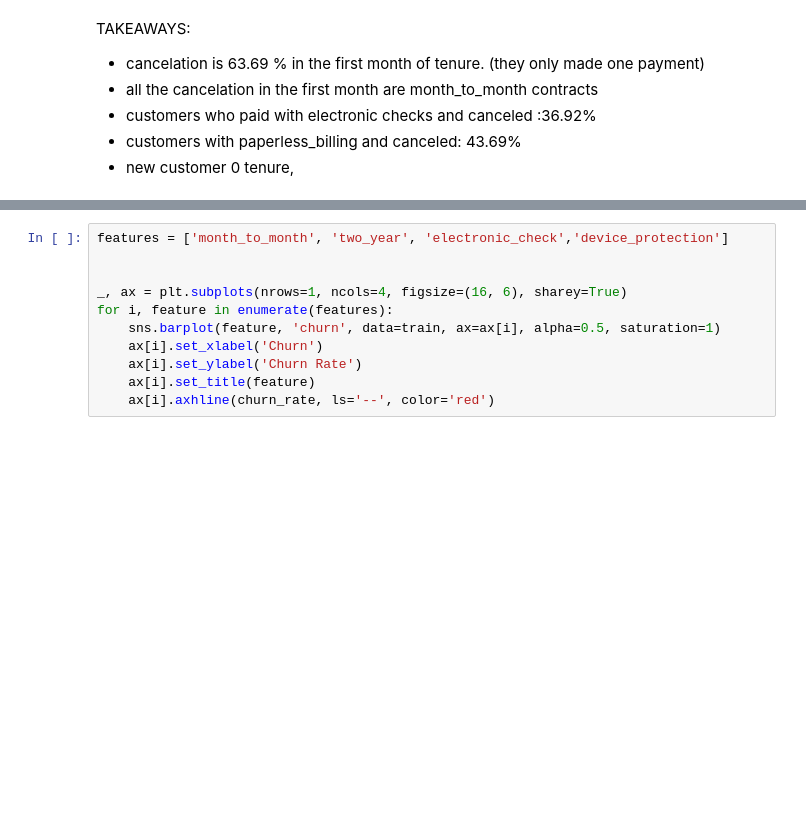
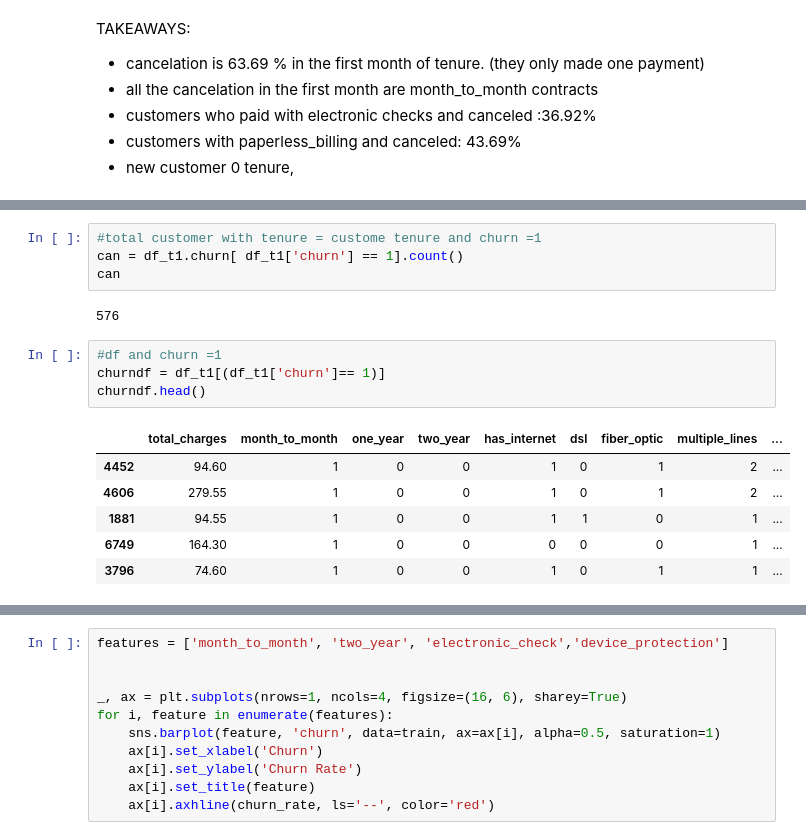
Before and after one commit to cindyvillanuevads/telco_classification_project, a Jupyter notebook: initial_nb_project.ipynb, the cells around one changed output, grey strips where cells are left out. Saved outputs shown, nothing was run; the diff lists cells and outputs as text; blank space fills up the shorter version.

```diff
--- a/initial_nb_project.ipynb
+++ b/initial_nb_project.ipynb
@@ -1242,0 +1283,17 @@ TAKEAWAYS:
+# %%
+#total customer with tenure = custome tenure and churn =1
+can = df_t1.churn[ df_t1['churn'] == 1].count()
+can
+# %% [output]
+576
+# %%
+#df and churn =1
+churndf = df_t1[(df_t1['churn']== 1)]
+churndf.head()
+# %% [output]
+|  | total_charges | month_to_month | one_year | two_year | has_internet | dsl | fiber_optic | multiple_lines | ... |
+| 4452 | 94.60 | 1 | 0 | 0 | 1 | 0 | 1 | 2 | ... |
+| 4606 | 279.55 | 1 | 0 | 0 | 1 | 0 | 1 | 2 | ... |
+| 1881 | 94.55 | 1 | 0 | 0 | 1 | 1 | 0 | 1 | ... |
+| 6749 | 164.30 | 1 | 0 | 0 | 0 | 0 | 0 | 1 | ... |
+| 3796 | 74.60 | 1 | 0 | 0 | 1 | 0 | 1 | 1 | ... |
```
Also changed, not shown: parts of 48 cells of this notebook.
